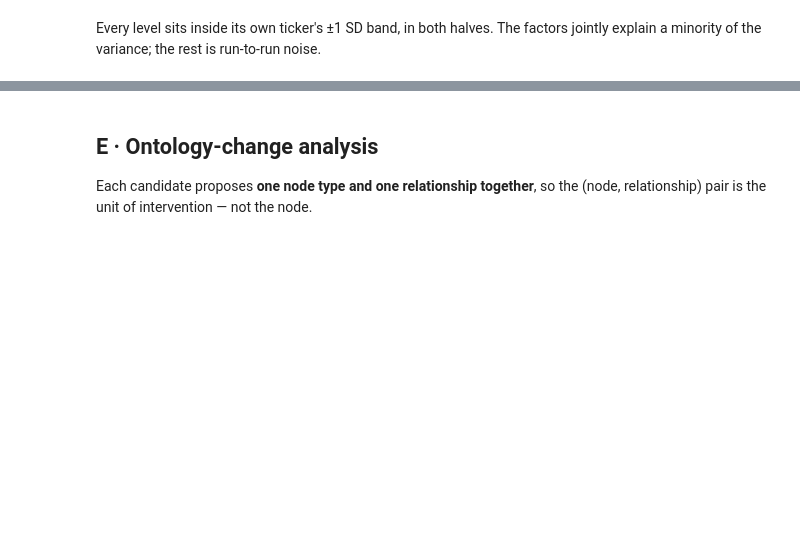
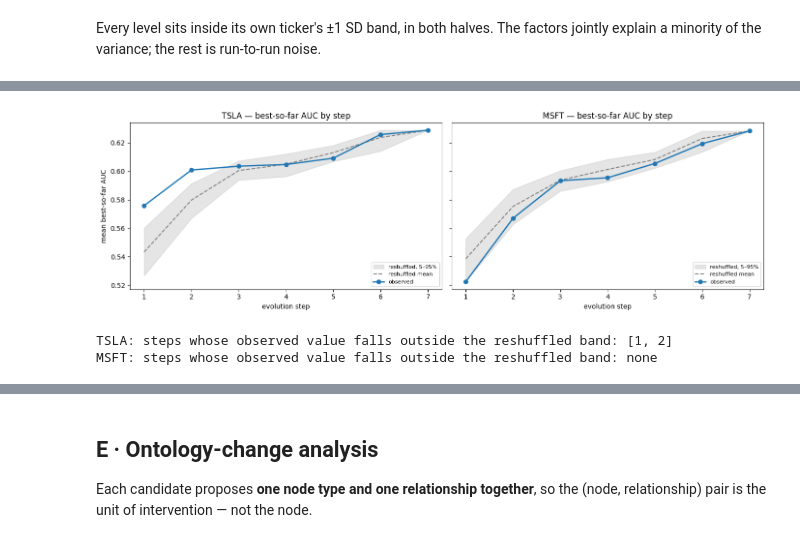
Before and after one commit to jjfrackowiak/finance-kg-builder, a Jupyter notebook: analysis/tsla_msft36_2026-08-14/report.ipynb, the cells around one changed output, grey strips where cells are left out. Cells and saved outputs as stored; diff of their text form; code cells hidden in the pictures; blank space fills up the shorter version.

```diff
--- a/analysis/tsla_msft36_2026-08-14/report.ipynb
+++ b/analysis/tsla_msft36_2026-08-14/report.ipynb
@@ -573,0 +645,20 @@ explain a minority of the variance; the rest is run-to-run noise.
+# %%
+fig, axes = plt.subplots(1, 2, figsize=(14, 4.4), sharey=True)
+for ax, t in zip(axes, TICKERS):
+    c = step_curves[t]
+    ax.fill_between(c.index, c["reshuffled 5%"], c["reshuffled 95%"],
+                    color="gray", alpha=.2, label="reshuffled, 5–95%")
+    ax.plot(c.index, c["reshuffled mean"], "--", color="gray", label="reshuffled mean")
+    ax.plot(c.index, c["observed"], "o-", lw=2, label="observed")
+    ax.set_title(f"{t} — best-so-far AUC by step")
+    ax.set_xlabel("evolution step"); ax.legend(fontsize=8, loc="lower right")
+axes[0].set_ylabel("mean best-so-far AUC")
+plt.tight_layout(); plt.show()
+
+for t in TICKERS:
+    out = step_curves[t][step_curves[t]["outside band"]].index.tolist()
+    print(f"{t}: steps whose observed value falls outside the reshuffled band: {out or 'none'}")
+# %% [output]
+[figure, added]
+TSLA: steps whose observed value falls outside the reshuffled band: [1, 2]
+MSFT: steps whose observed value falls outside the reshuffled band: none
```
Also changed, not shown: parts of 3 cells of this notebook, 4 other files.
